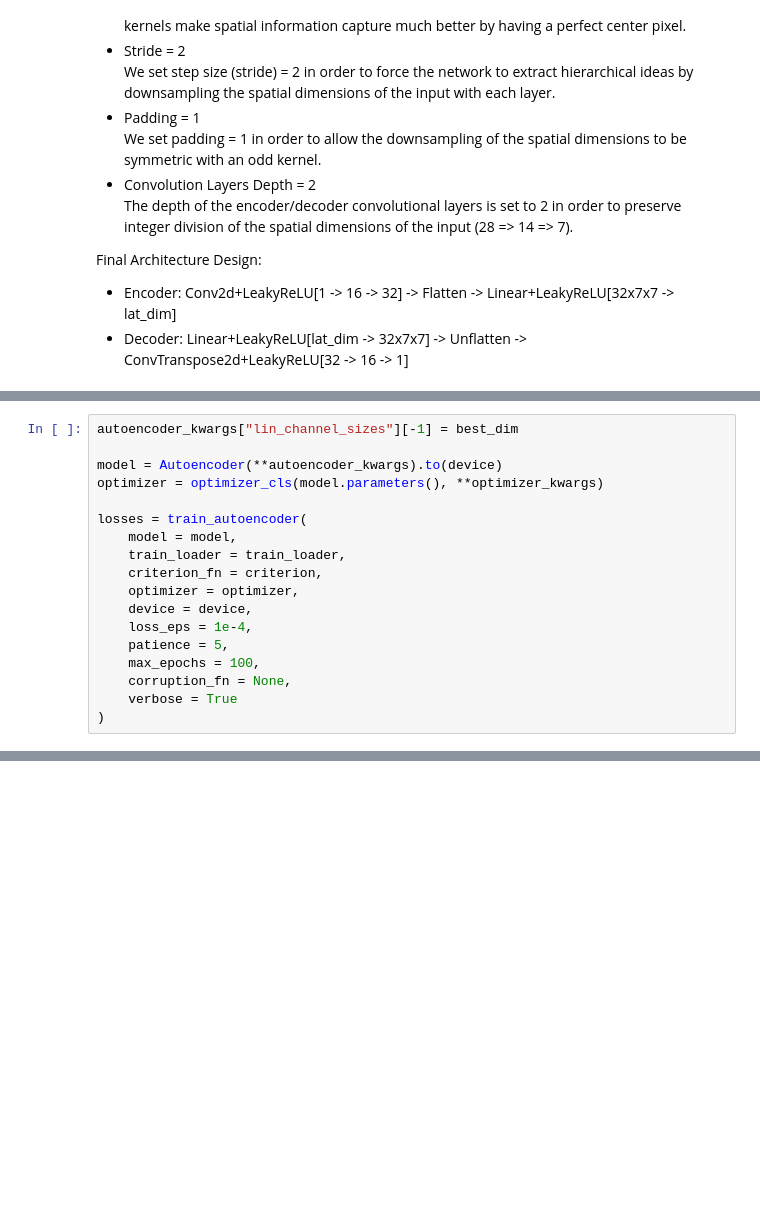
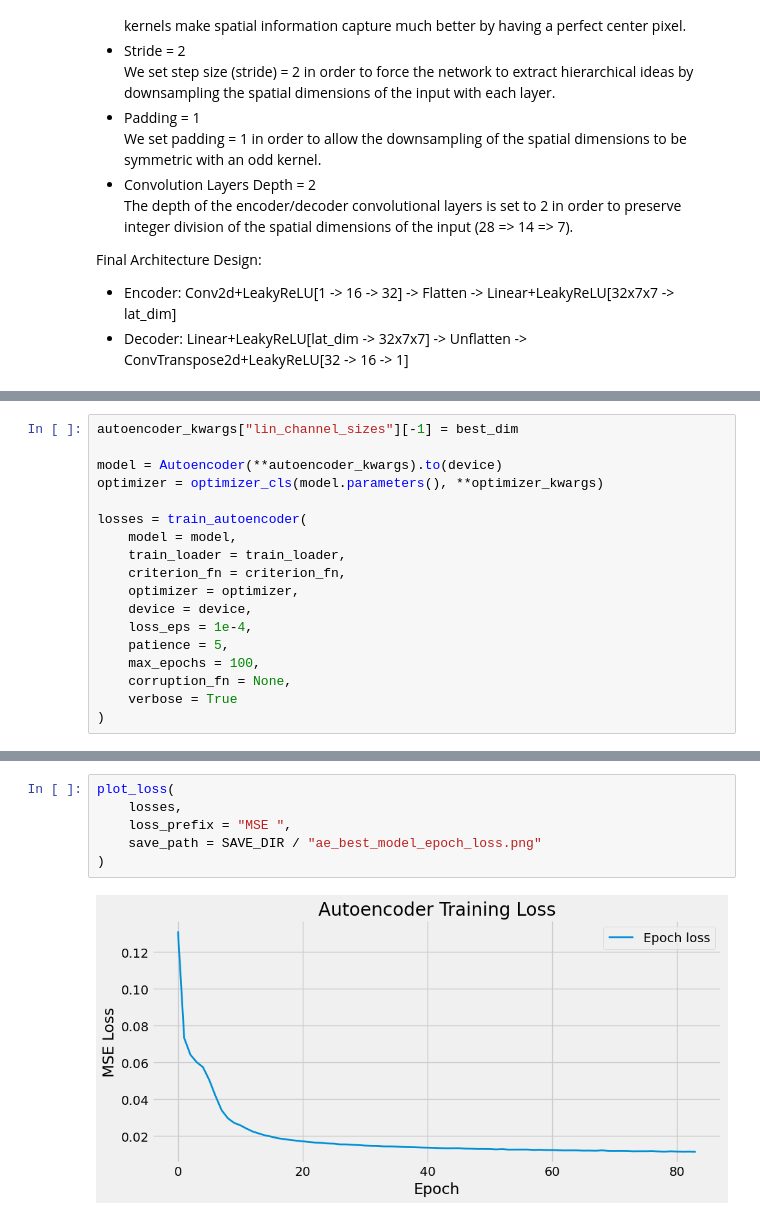
Before and after one commit to slymachenko/autoencoder-anomaly-detection, a Jupyter notebook: notebooks/autoencoder.ipynb, the cells around one changed output, grey strips where cells are left out. Cells and saved outputs as stored; diff of their text form; blank space fills up the shorter version.

```diff
--- a/notebooks/autoencoder.ipynb
+++ b/notebooks/autoencoder.ipynb
@@ -257,7 +252,7 @@ optimizer = optimizer_cls(model.parameters(), **optimizer_kwargs)
 losses = train_autoencoder(
     model = model,
     train_loader = train_loader,
-    criterion_fn = criterion,
+    criterion_fn = criterion_fn,
     optimizer = optimizer,
     device = device,
     loss_eps = 1e-4,
@@ -272,3 +266,11 @@ Training Autoencoder: 0 epoch [00:00, ? epoch/s]Training Autoencoder: 85 epoch [
+# %%
+plot_loss(
+    losses,
+    loss_prefix = "MSE ",
+    save_path = SAVE_DIR / "ae_best_model_epoch_loss.png"
+)
+# %% [output]
+[figure, added]
 # %%
 normal_scores = score_images(model, val_normal[0], device=device)
 anomaly_scores = score_images(model, val_anomaly[0], device=device)
```
Also changed, not shown: parts of 11 cells of this notebook.
